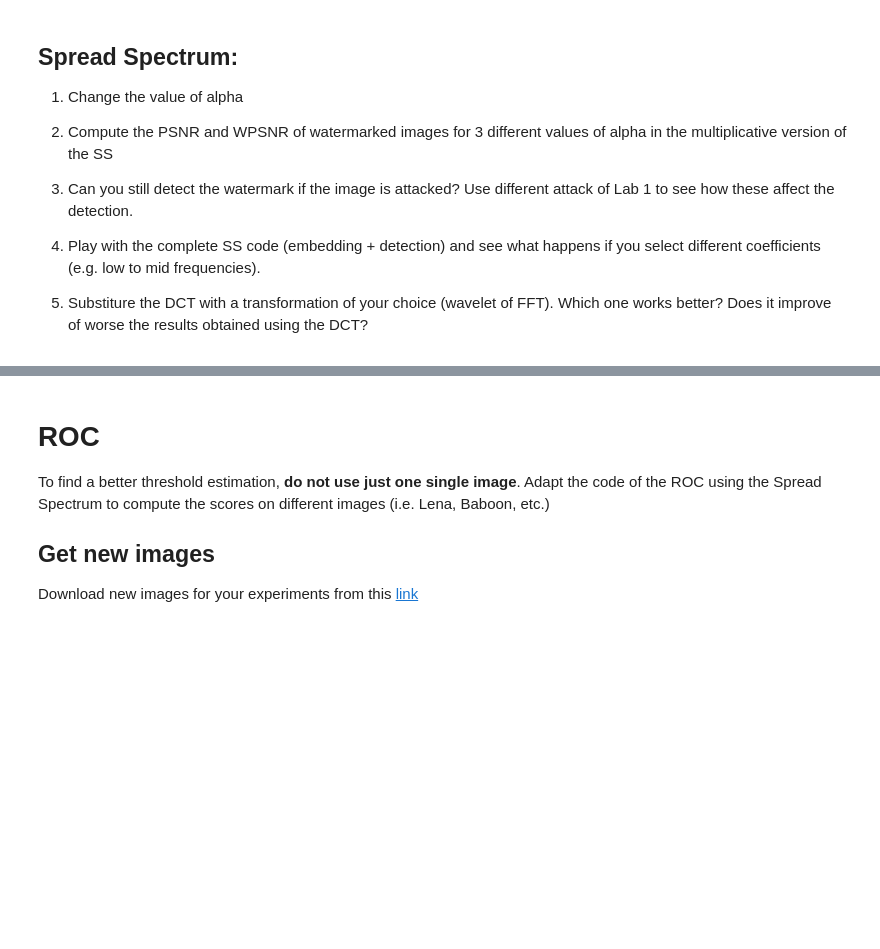
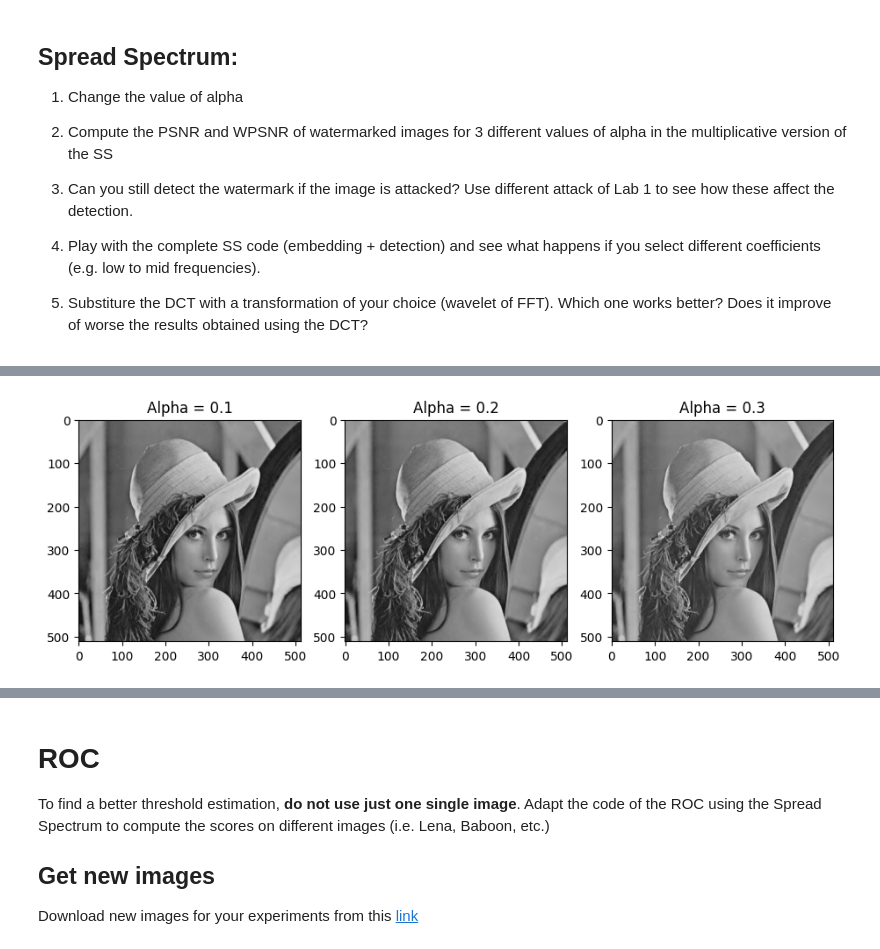
Before and after one commit to Bordi00/multimedia-data-security, a Jupyter notebook: EXERCISEs.ipynb, the cells around one changed output, grey strips where cells are left out. Drawn from its saved outputs; the diff is of its cells as text; code cells hidden in the pictures; blank space fills up the shorter version.

```diff
--- a/EXERCISEs.ipynb
+++ b/EXERCISEs.ipynb
@@ -385,7 +382,7 @@ print(wpsnr(watermarkedUno,im))
 print(wpsnr(watermarkedDue,im))
 print(wpsnr(watermarkedTre,im))
 # %%
-# embedding function using DWT
+# embedding function using DWT twice (on the LL)
 
 import numpy as np
 import cv2
@@ -409,75 +406,104 @@ N = 1024
 v = 'multiplicative'
 alphaUno = 0.1
 alphaDue = 0.2
-alphaTre = 0.3
+alphaTre = 0.47
 np.random.seed(seed=123)
 
 image = cv2.imread(img_path, 0)
 
 
 def embeddingwt(image, mark_size, alpha, v='multiplicative'):
-    # Discrete Wavelet Transform (DWT)
-    coeffs = pywt.dwt2(image, 'haar')
-    LL, (LH, HL, HH) = coeffs
-
-    # Choose the high-frequency components for embedding
-    high_freq_bands = np.hstack([LH.flatten(), HL.flatten(), HH.flatten()])
-
-    # Sort the high-frequency components by their absolute values
-    sign = np.sign(high_freq_bands)
-    high_freq_bands = np.abs(high_freq_bands)
-    locations = np.argsort(-high_freq_bands)
 
     # Generate a watermark
     mark = np.random.uniform(0.0, 1.0, mark_size)
     mark = np.uint8(np.rint(mark))
     np.save('mark.npy', mark)
 
-    # Embed the watermark into the most significant high-frequency components
-    watermarked_bands = high_freq_bands.copy()
-    for idx, (loc, mark_val) in enumerate(zip(locations[1:], mark)):
+    coeffs2 = pywt.dwt2(image, 'haar')
+    LL, (LH, HL, HH) = coeffs2
+
+    coeffs3 = pywt.dwt2(LL, 'haar')
+    LL2, (LH2, HL2, HH2) = coeffs3
+
+    # Get the locations in LH
+    sign_LH2 = np.sign(LH2)
+    abs_LH2 = abs(LH2)
+    locations_LH2 = np.argsort(-abs_LH2,axis=None) # - sign is used to get descending order
+    rows_LH2 = LH2.shape[0]
+    locations_LH2 = [(val//rows_LH2, val%rows_LH2) for val in locations_LH2] # locations as (x,y) coordinates
+
+    # Get the locations in HL
+    sign_HL2 = np.sign(HL2)
+    abs_HL2 = abs(HL2)
+    locations_HL2 = np.argsort(-abs_HL2,axis=None) # - sign is used to get descending order
+    rows_HL2 = HL2.shape[0]
+    locations_HL2 = [(val//rows_HL2, val%rows_HL2) for val in locations_HL2] # locations as (x,y) coordinates
+
+    # Get the locations in HH
+    sign_HH2 = np.sign(HH2)
+    abs_HH2 = abs(HH2)
+    locations_HH2 = np.argsort(-abs_HH2,axis=None) # - sign is used to get descending order
+    rows_HH2 = HH2.shape[0]
+    locations_HH2 = [(val//rows_HH2, val%rows_HH2) for val in locations_HH2] # locations as (x,y) coordinates
+    # Embed the watermark in LH
+    watermarked_LH2 = abs_LH2.copy()
+    for idx, (loc,mark_val) in enumerate(zip(locations_LH2[1:], mark)):
         if v == 'additive':
-            watermarked_bands[loc] += alpha * mark_val
+            watermarked_LH2[loc] += (alpha * mark_val)
         elif v == 'multiplicative':
-            watermarked_bands[loc] *= 1 + alpha * mark_val
+            watermarked_LH2[loc] *= 1 + ( alpha * mark_val)
 
-    # Restore the sign and reshape the high-frequency bands
-    watermarked_bands *= sign
-    LH_watermarked = watermarked_bands[:LH.size].reshape(LH.shape)
-    HL_watermarked = watermarked_bands[LH.size:LH.size + HL.size].reshape(HL.shape)
-    HH_watermarked = watermarked_bands[LH.size + HL.size:].reshape(HH.shape)
+     # Embed the watermark in LH
+    watermarked_HL2 = abs_HL2.copy()
+    for idx, (loc,mark_val) in enumerate(zip(locations_HL2[1:], mark)):
+        if v == 'additive':
+            watermarked_HL2[loc] += (alpha * mark_val)
+        elif v == 'multiplicative':
+            watermarked_HL2[loc] *= 1 + ( alpha * mark_val)
 
-    # Perform inverse DWT to get the watermarked image
-    watermarked_coeffs = (LL, (LH_watermarked, HL_watermarked, HH_watermarked))
-    watermarked_image = pywt.idwt2(watermarked_coeffs, 'haar')
+     # Embed the watermark in HH
+    watermarked_HH2 = abs_HH2.copy()
+    for idx, (loc,mark_val) in enumerate(zip(locations_HH2[1:], mark)):
+        if v == 'additive':
+            watermarked_HH2[loc] += (alpha * mark_val)
+        elif v == 'multiplicative':
+            watermarked_HH2[loc] *= 1 + ( alpha * mark_val)
 
-    # Clip values to valid image range [0, 255] and return as uint8
-    watermarked_image = np.clip(watermarked_image, 0, 255).astype(np.uint8)
+    # Restore sign and o back to spatial domain
+    watermarked_LH2 *= sign_LH2
+    watermarked_HL2 *= sign_HL2
+    watermarked_HH2 *= sign_HH2
+    watermarked_LL = pywt.idwt2((LL2, (watermarked_LH2, watermarked_HL2, watermarked_HH2)), 'haar')
+    watermarked = pywt.idwt2((watermarked_LL, (LH, HL, HH)), 'haar')
 
-    return mark, watermarked_image
+    return mark, watermarked
 
 
 mark, watermarkedUno = embeddingwt(image, N, alphaUno, v)
 cv2.imwrite('watermarkedUno.bmp', watermarkedUno)
 mark, watermarkedDue = embeddingwt(image, N, alphaDue, v)
 cv2.imwrite('watermarkedDue.bmp', watermarkedDue)
 mark, watermarkedTre = embeddingwt(image, N, alphaTre, v)
 cv2.imwrite('watermarkedTre.bmp', watermarkedTre)
 
+
 # Show images side by side
 plt.figure(figsize=(15, 9))
-plt.subplot(131)
+plt.subplot(141)
 plt.title('Alpha = 0.1')
 plt.imshow(watermarkedUno, cmap='gray')
-plt.subplot(132)
+plt.subplot(142)
 plt.title('Alpha = 0.2')
 plt.imshow(watermarkedDue,cmap='gray')
-plt.subplot(133)
+plt.subplot(143)
 plt.title('Alpha = 0.3')
 plt.imshow(watermarkedTre,cmap='gray')
+plt.figure(figsize=(15, 9))
 plt.show()
 
 
 print(wpsnr(watermarkedUno,im))
 print(wpsnr(watermarkedDue,im))
 print(wpsnr(watermarkedTre,im))
+# %% [output]
+[figure, added]
```
Also changed, not shown: parts of 11 cells of this notebook.
